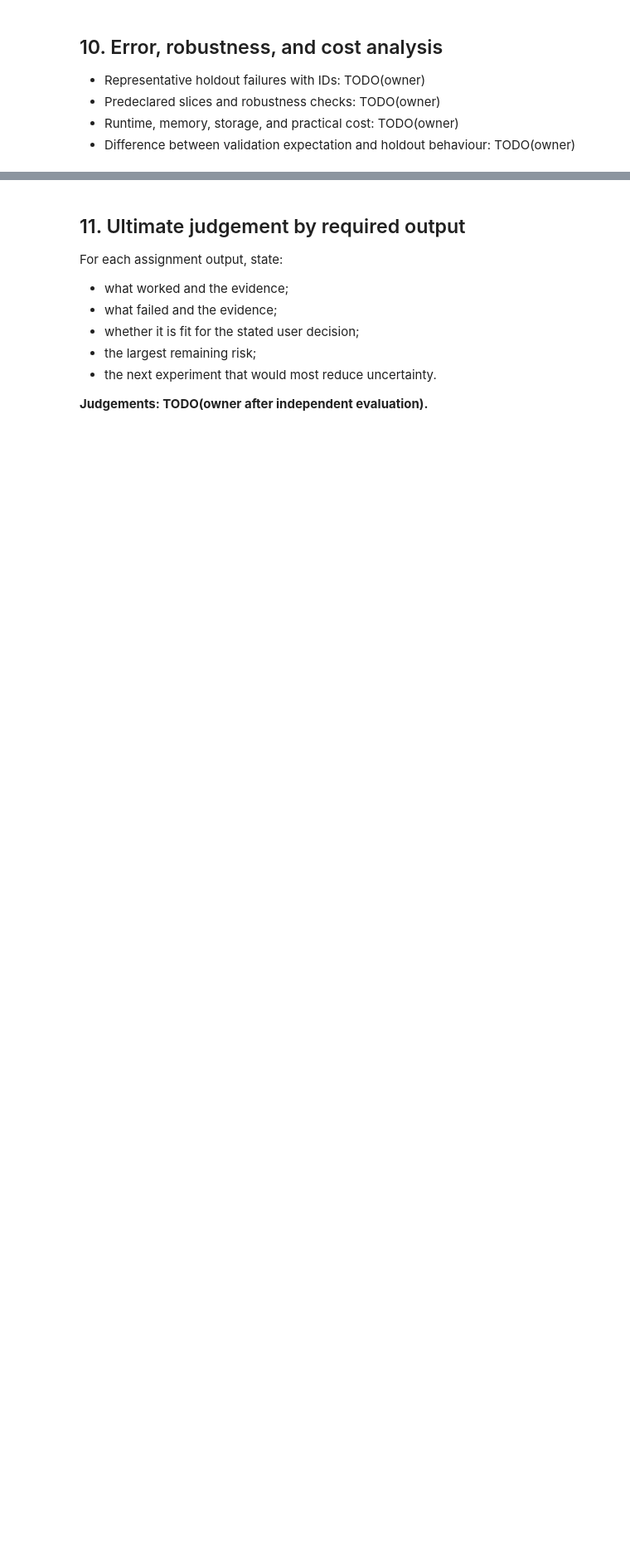
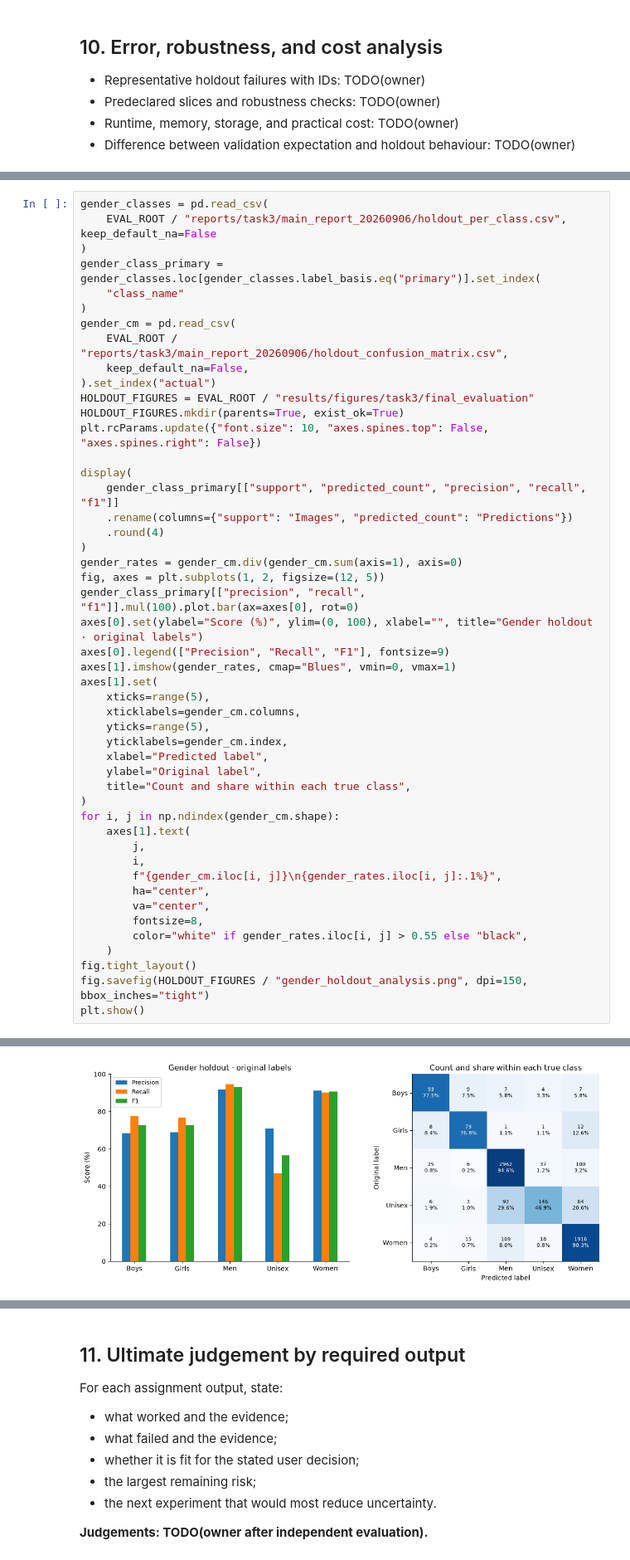
Before and after one commit to TrnLin/MLA2, a Jupyter notebook: notebooks/06_final_evaluation.ipynb, the cells around one changed output, grey strips where cells are left out. Shown at 83% size. Saved outputs shown, nothing was run; the diff lists cells and outputs as text; blank space fills up the shorter version.

Commit message:
docs(eval): add Task 3 holdout analysis

```diff
--- a/notebooks/06_final_evaluation.ipynb
+++ b/notebooks/06_final_evaluation.ipynb
@@ -85,0 +226,49 @@ Report the result honestly. Do not return to candidate selection.
+# %%
+gender_classes = pd.read_csv(
+    EVAL_ROOT / "reports/task3/main_report_20260906/holdout_per_class.csv", keep_default_na=False
+)
+gender_class_primary = gender_classes.loc[gender_classes.label_basis.eq("primary")].set_index(
+    "class_name"
+)
+gender_cm = pd.read_csv(
+    EVAL_ROOT / "reports/task3/main_report_20260906/holdout_confusion_matrix.csv",
+    keep_default_na=False,
+).set_index("actual")
+HOLDOUT_FIGURES = EVAL_ROOT / "results/figures/task3/final_evaluation"
+HOLDOUT_FIGURES.mkdir(parents=True, exist_ok=True)
+plt.rcParams.update({"font.size": 10, "axes.spines.top": False, "axes.spines.right": False})
+
+display(
+    gender_class_primary[["support", "predicted_count", "precision", "recall", "f1"]]
+    .rename(columns={"support": "Images", "predicted_count": "Predictions"})
+    .round(4)
+)
+gender_rates = gender_cm.div(gender_cm.sum(axis=1), axis=0)
+fig, axes = plt.subplots(1, 2, figsize=(12, 5))
+gender_class_primary[["precision", "recall", "f1"]].mul(100).plot.bar(ax=axes[0], rot=0)
+axes[0].set(ylabel="Score (%)", ylim=(0, 100), xlabel="", title="Gender holdout · original labels")
+axes[0].legend(["Precision", "Recall", "F1"], fontsize=9)
+axes[1].imshow(gender_rates, cmap="Blues", vmin=0, vmax=1)
+axes[1].set(
+    xticks=range(5),
+    xticklabels=gender_cm.columns,
+    yticks=range(5),
+    yticklabels=gender_cm.index,
+    xlabel="Predicted label",
+    ylabel="Original label",
+    title="Count and share within each true class",
+)
+for i, j in np.ndindex(gender_cm.shape):
+    axes[1].text(
+        j,
+        i,
+        f"{gender_cm.iloc[i, j]}\n{gender_rates.iloc[i, j]:.1%}",
+        ha="center",
+        va="center",
+        fontsize=8,
+        color="white" if gender_rates.iloc[i, j] > 0.55 else "black",
+    )
+fig.tight_layout()
+fig.savefig(HOLDOUT_FIGURES / "gender_holdout_analysis.png", dpi=150, bbox_inches="tight")
+plt.show()
+# %% [output]
@@ -85,0 +282 @@ Report the result honestly. Do not return to candidate selection.
+[figure, added]
```
Also changed, not shown: parts of 17 cells of this notebook.
